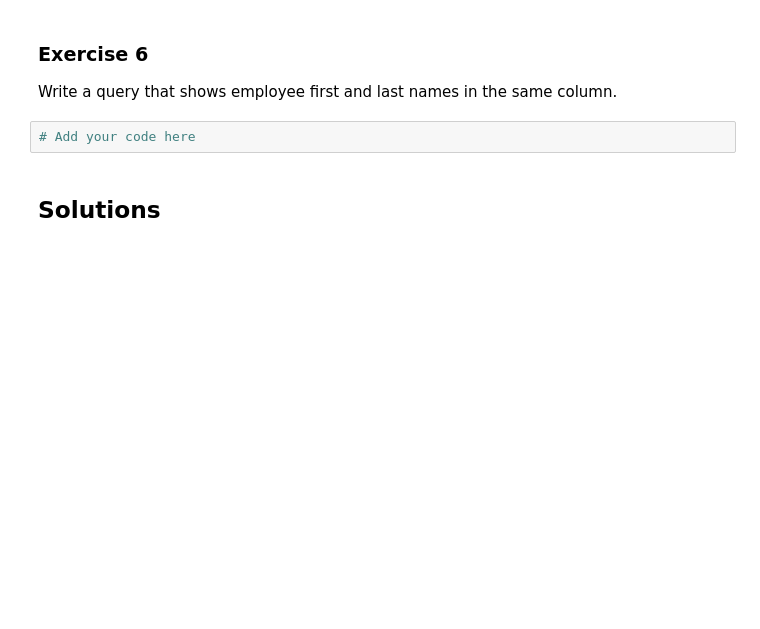
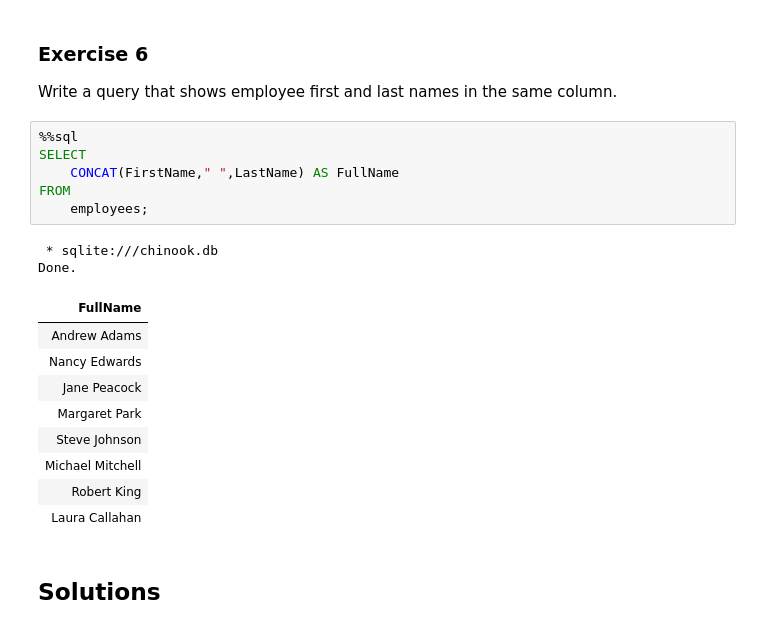
Before and after one commit to RealElvince/chinook-db-project-in-notebook, a Jupyter notebook: SQL string functions.ipynb, the cells around one changed output. Cells and saved outputs as stored; diff of their text form; blank space fills up the shorter version.

Commit message:
concat lastname and firstname

```diff
--- a/SQL string functions.ipynb
+++ b/SQL string functions.ipynb
@@ -176,7 +176,23 @@ Done.
 ### Exercise 6
 Write a query that shows employee first and last names in the same column.
 # %%
-# Add your code here
+%%sql
+SELECT
+    CONCAT(FirstName," ",LastName) AS FullName
+FROM
+    employees;
+# %% [output]
+ * sqlite:///chinook.db
+Done.
+| FullName |
+| Andrew Adams |
+| Nancy Edwards |
+| Jane Peacock |
+| Margaret Park |
+| Steve Johnson |
+| Michael Mitchell |
+| Robert King |
+| Laura Callahan |
 # %% [markdown]
 ## Solutions
 # %% [markdown]
```
Also changed, not shown: parts of 1 cell of this notebook.
